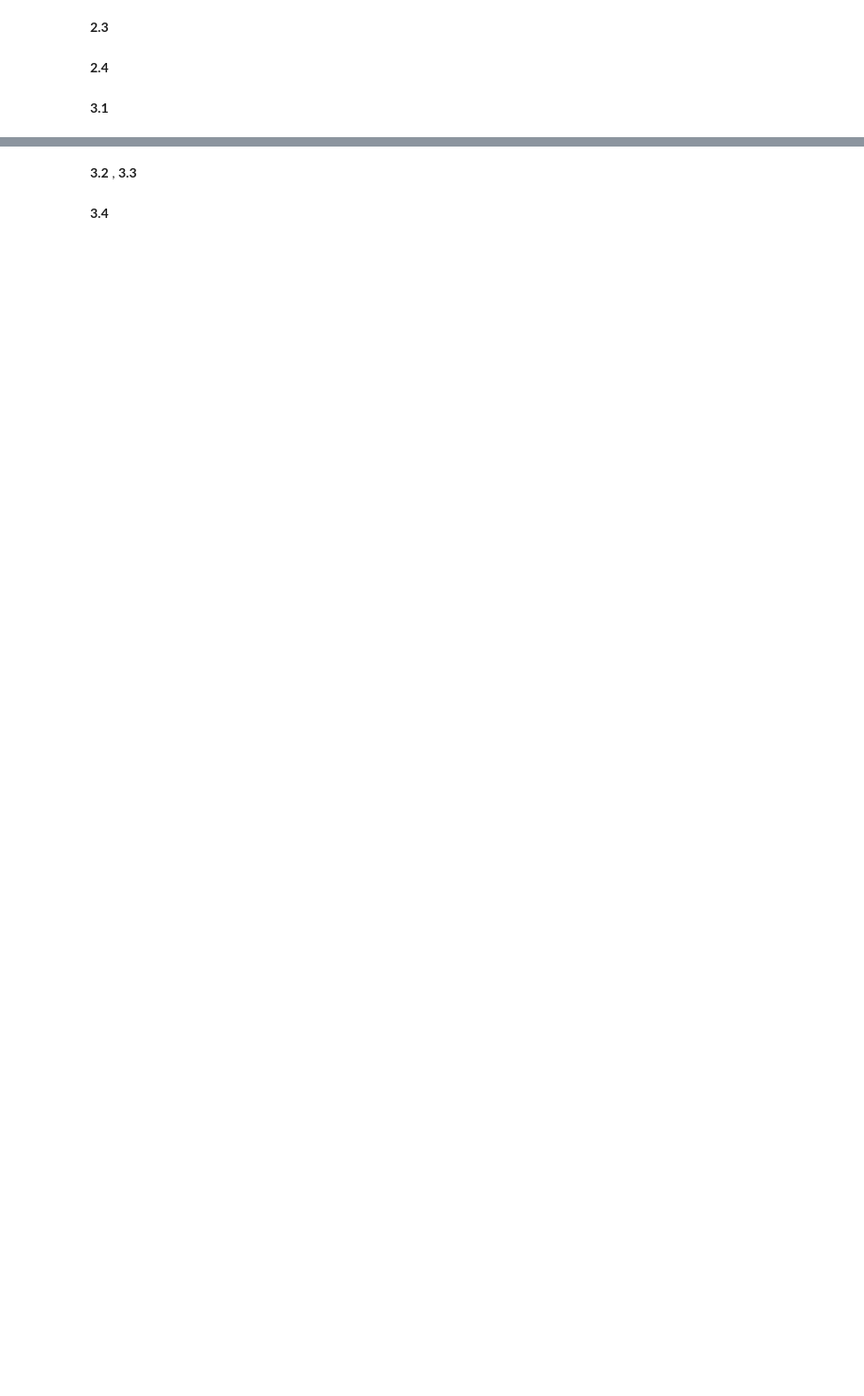
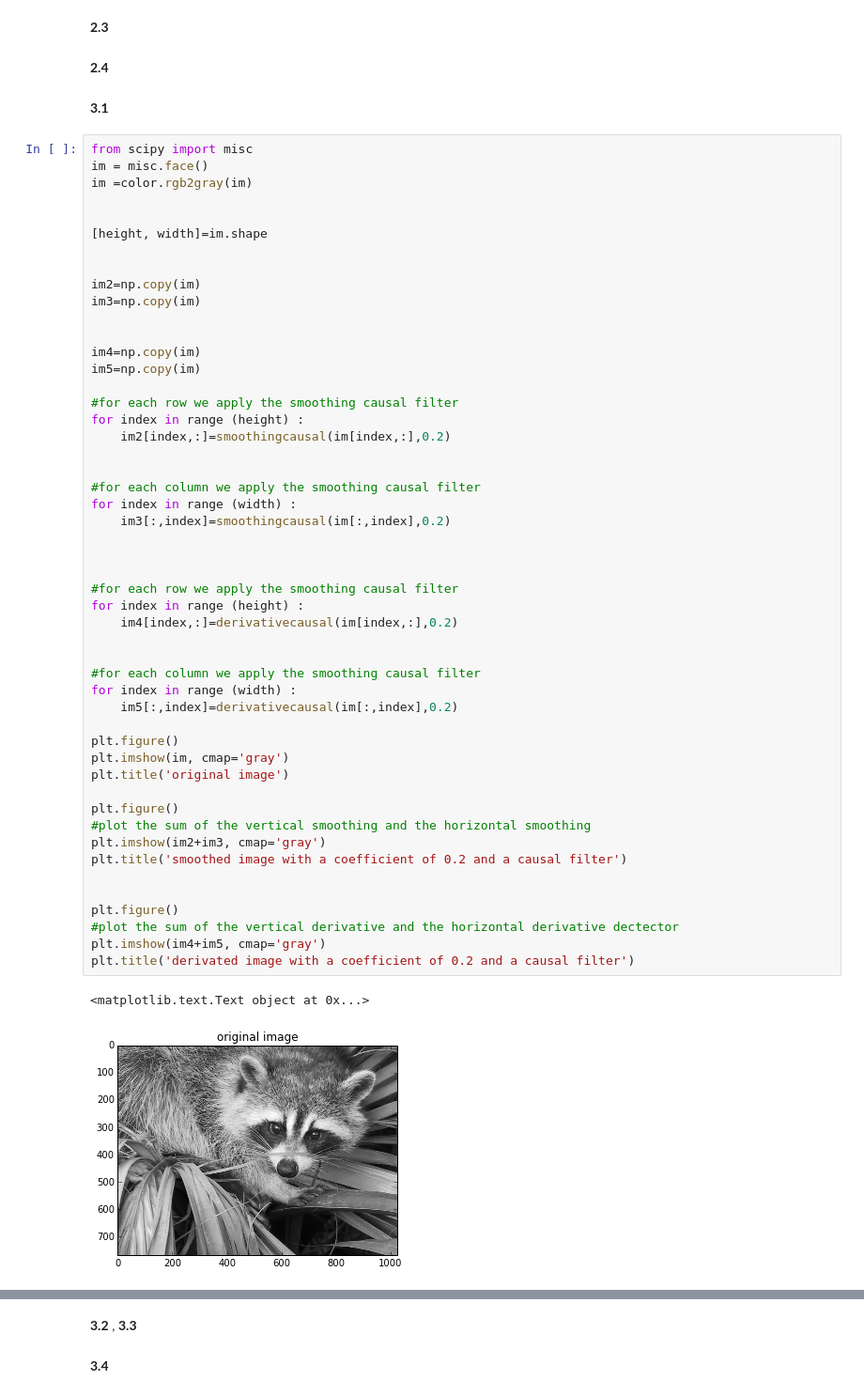
Before and after one commit to savinienb/DSP-TP-1617, a Jupyter notebook: Lab6-7/python/Lab67.ipynb, the cells around one changed output, grey strips where cells are left out. Shown: that part at 94% size. Cells and saved outputs as stored; diff of their text form; blank space fills up the shorter version.

```diff
--- a/Lab6-7/python/Lab67.ipynb
+++ b/Lab6-7/python/Lab67.ipynb
@@ -247,3 +363,56 @@ def causal(signal) :
 **2.4**
 # %% [markdown]
 **3.1**
+# %%
+from scipy import misc
+im = misc.face()
+im =color.rgb2gray(im)
+
+
+[height, width]=im.shape
+
+
+im2=np.copy(im)
+im3=np.copy(im)
+
+
+im4=np.copy(im)
+im5=np.copy(im)
+
+#for each row we apply the smoothing causal filter
+for index in range (height) :
+    im2[index,:]=smoothingcausal(im[index,:],0.2)
+
+
+#for each column we apply the smoothing causal filter
+for index in range (width) :
+    im3[:,index]=smoothingcausal(im[:,index],0.2)
+
+
+
+#for each row we apply the smoothing causal filter
+for index in range (height) :
+    im4[index,:]=derivativecausal(im[index,:],0.2)
+
+
+#for each column we apply the smoothing causal filter
+for index in range (width) :
+    im5[:,index]=derivativecausal(im[:,index],0.2)
+
+plt.figure()
+plt.imshow(im, cmap='gray')
+plt.title('original image')
+
+plt.figure()
+#plot the sum of the vertical smoothing and the horizontal smoothing
+plt.imshow(im2+im3, cmap='gray')
+plt.title('smoothed image with a coefficient of 0.2 and a causal filter')
+
+
+plt.figure()
+#plot the sum of the vertical derivative and the horizontal derivative dectector
+plt.imshow(im4+im5, cmap='gray')
+plt.title('derivated image with a coefficient of 0.2 and a causal filter')
+# %% [output]
+<matplotlib.text.Text object at 0x...>
+[figure, added]
```
Also changed, not shown: parts of 4 cells of this notebook.
